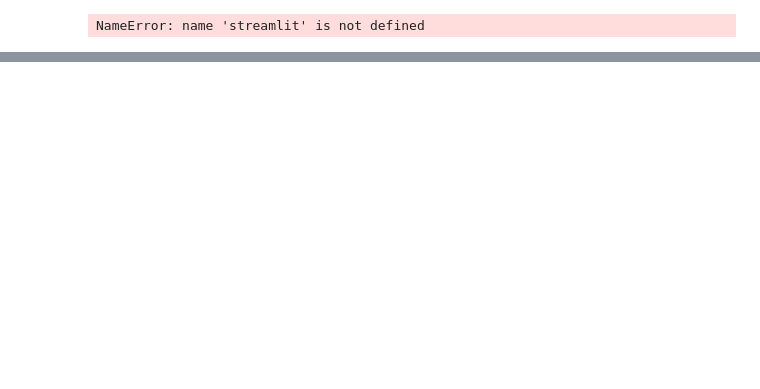
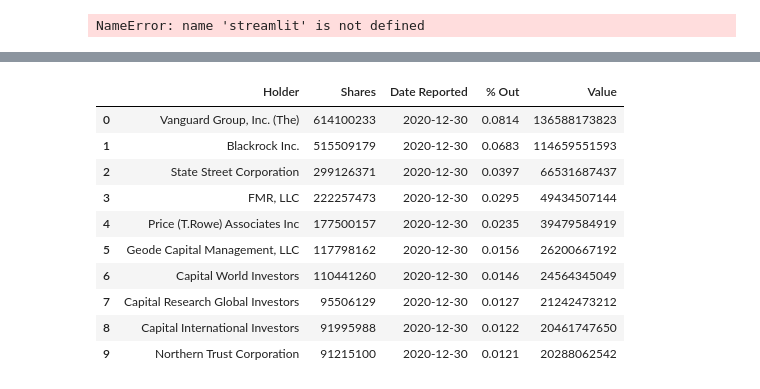
Before and after one commit to AntimatterFx/StreamLit_Stock, a Jupyter notebook: Stream.ipynb, the cells around one changed output, grey strips where cells are left out. Drawn from its saved outputs; the diff is of its cells as text; code cells hidden in the pictures; blank space fills up the shorter version.

```diff
--- a/Stream.ipynb
+++ b/Stream.ipynb
@@ -13,0 +87,14 @@ NameError: name 'streamlit' is not defined
+# %%
+data.institutional_holders
+# %% [output]
+|  | Holder | Shares | Date Reported | % Out | Value |
+| 0 | Vanguard Group, Inc. (The) | 614100233 | 2020-12-30 | 0.0814 | 136588173823 |
+| 1 | Blackrock Inc. | 515509179 | 2020-12-30 | 0.0683 | 114659551593 |
+| 2 | State Street Corporation | 299126371 | 2020-12-30 | 0.0397 | 66531687437 |
+| 3 | FMR, LLC | 222257473 | 2020-12-30 | 0.0295 | 49434507144 |
+| 4 | Price (T.Rowe) Associates Inc | 177500157 | 2020-12-30 | 0.0235 | 39479584919 |
+| 5 | Geode Capital Management, LLC | 117798162 | 2020-12-30 | 0.0156 | 26200667192 |
+| 6 | Capital World Investors | 110441260 | 2020-12-30 | 0.0146 | 24564345049 |
+| 7 | Capital Research Global Investors | 95506129 | 2020-12-30 | 0.0127 | 21242473212 |
+| 8 | Capital International Investors | 91995988 | 2020-12-30 | 0.0122 | 20461747650 |
+| 9 | Northern Trust Corporation | 91215100 | 2020-12-30 | 0.0121 | 20288062542 |
```
Also changed, not shown: parts of 14 cells of this notebook, 1 other file.
